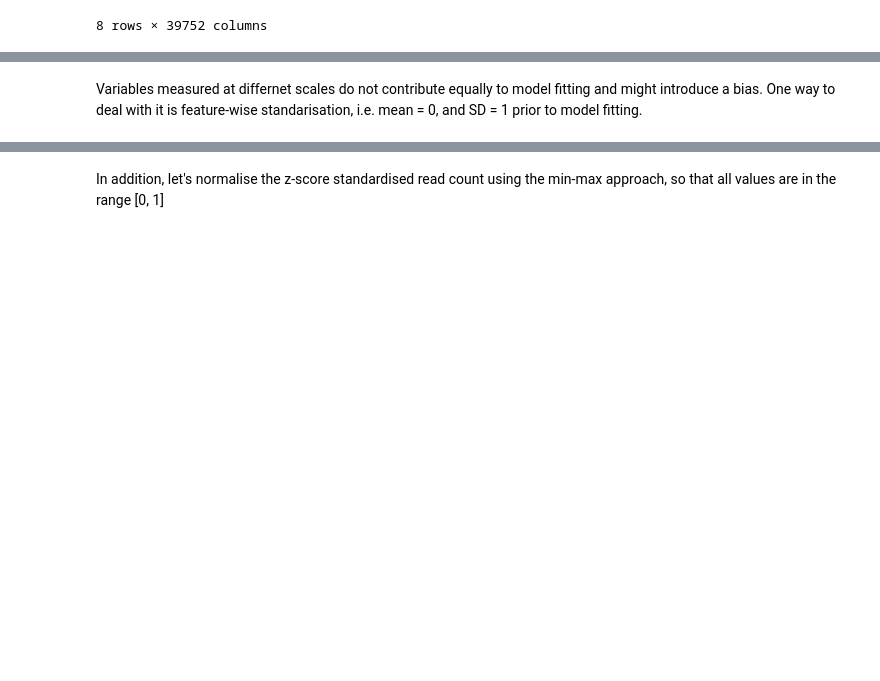
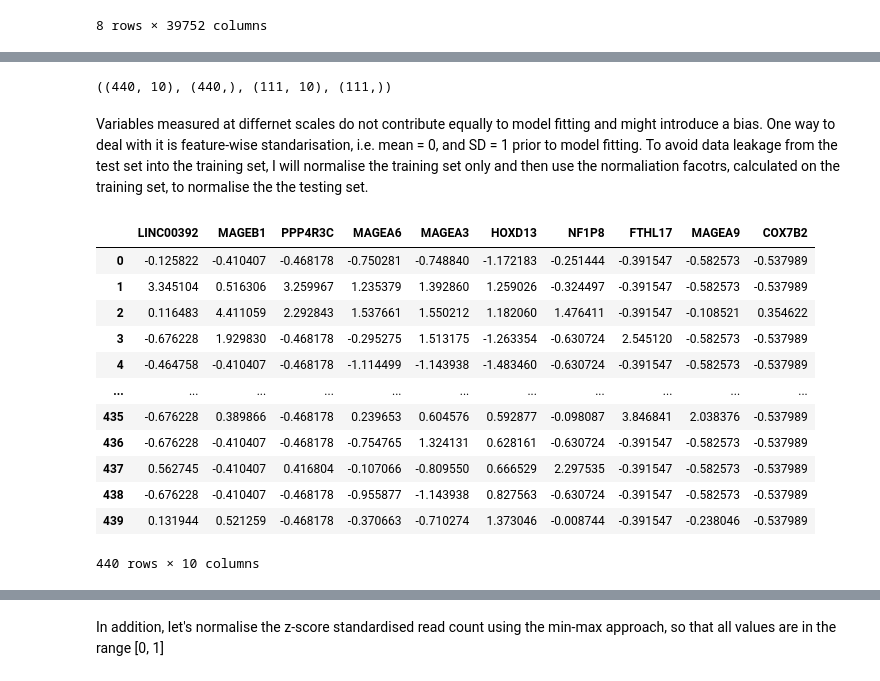
Before and after one commit to FirasSadiyah/TCGA_ML, a Jupyter notebook: 04_MachineLearning.ipynb, the cells around one changed output, grey strips where cells are left out. Drawn from its saved outputs; the diff is of its cells as text; code cells hidden in the pictures; blank space fills up the shorter version.

```diff
--- a/04_MachineLearning.ipynb
+++ b/04_MachineLearning.ipynb
@@ -50,7 +150,30 @@ lusc_data.head(n = 2)
+# %%
+# let's check the shape of each set
+(X_train.shape,
+ y_train.shape,
+ X_test.shape,
+ y_test.shape)
+# %% [output]
+((440, 10), (440,), (111, 10), (111,))
 # %% [markdown]
 Variables measured at differnet scales do not contribute equally to model fitting and might introduce a bias. One way to deal with it is feature-wise standarisation, i.e. mean = 0, and SD = 1 prior to model fitting.
+To avoid data leakage from the test set into the training set, I will normalise the training set only and then use the normaliation facotrs, calculated on the training set, to normalise the the testing set.
 # %%
 # let's use `StandardScaler()` to z-score normalise each feature (column) individually.
-lusc_data_zstd = pd.DataFrame(data    = StandardScaler().fit_transform(lusc_data.iloc[:, :-1]),
-                              index   = lusc_data.index,
-                              columns = list(lusc_data.columns[:-1])).join(lusc_data['label']) # or lusc_data.iloc[:,-1:]
+std_scaler = StandardScaler()
+std_X_train = pd.DataFrame(std_scaler.fit_transform(X_train), columns = X_train.columns)
+std_X_train
+# %% [output]
+|  | LINC00392 | MAGEB1 | PPP4R3C | MAGEA6 | MAGEA3 | HOXD13 | NF1P8 | FTHL17 | MAGEA9 | COX7B2 |
+| 0 | -0.125822 | -0.410407 | -0.468178 | -0.750281 | -0.748840 | -1.172183 | -0.251444 | -0.391547 | -0.582573 | -0.537989 |
+| 1 | 3.345104 | 0.516306 | 3.259967 | 1.235379 | 1.392860 | 1.259026 | -0.324497 | -0.391547 | -0.582573 | -0.537989 |
+| 2 | 0.116483 | 4.411059 | 2.292843 | 1.537661 | 1.550212 | 1.182060 | 1.476411 | -0.391547 | -0.108521 | 0.354622 |
+| 3 | -0.676228 | 1.929830 | -0.468178 | -0.295275 | 1.513175 | -1.263354 | -0.630724 | 2.545120 | -0.582573 | -0.537989 |
+| 4 | -0.464758 | -0.410407 | -0.468178 | -1.114499 | -1.143938 | -1.483460 | -0.630724 | -0.391547 | -0.582573 | -0.537989 |
+| ... | ... | ... | ... | ... | ... | ... | ... | ... | ... | ... |
+| 435 | -0.676228 | 0.389866 | -0.468178 | 0.239653 | 0.604576 | 0.592877 | -0.098087 | 3.846841 | 2.038376 | -0.537989 |
+| 436 | -0.676228 | -0.410407 | -0.468178 | -0.754765 | 1.324131 | 0.628161 | -0.630724 | -0.391547 | -0.582573 | -0.537989 |
+| 437 | 0.562745 | -0.410407 | 0.416804 | -0.107066 | -0.809550 | 0.666529 | 2.297535 | -0.391547 | -0.582573 | -0.537989 |
+| 438 | -0.676228 | -0.410407 | -0.468178 | -0.955877 | -1.143938 | 0.827563 | -0.630724 | -0.391547 | -0.582573 | -0.537989 |
+| 439 | 0.131944 | 0.521259 | -0.468178 | -0.370663 | -0.710274 | 1.373046 | -0.008744 | -0.391547 | -0.238046 | -0.537989 |
+440 rows × 10 columns
```
Also changed, not shown: parts of 38 cells of this notebook.
